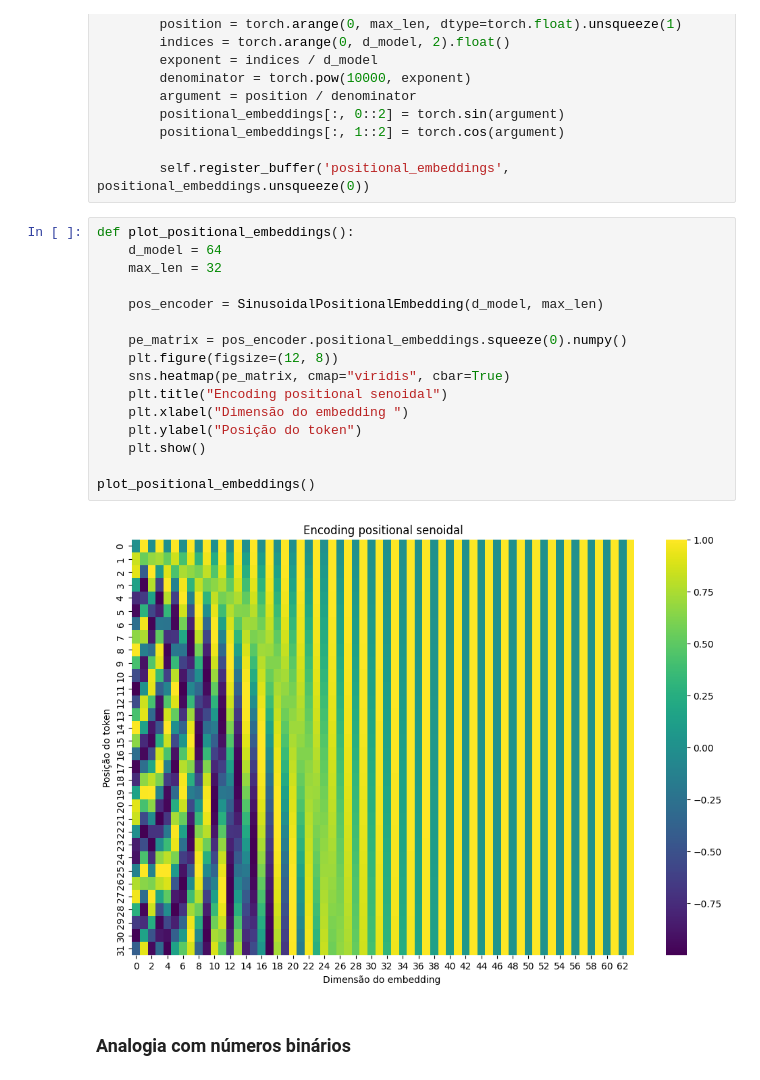
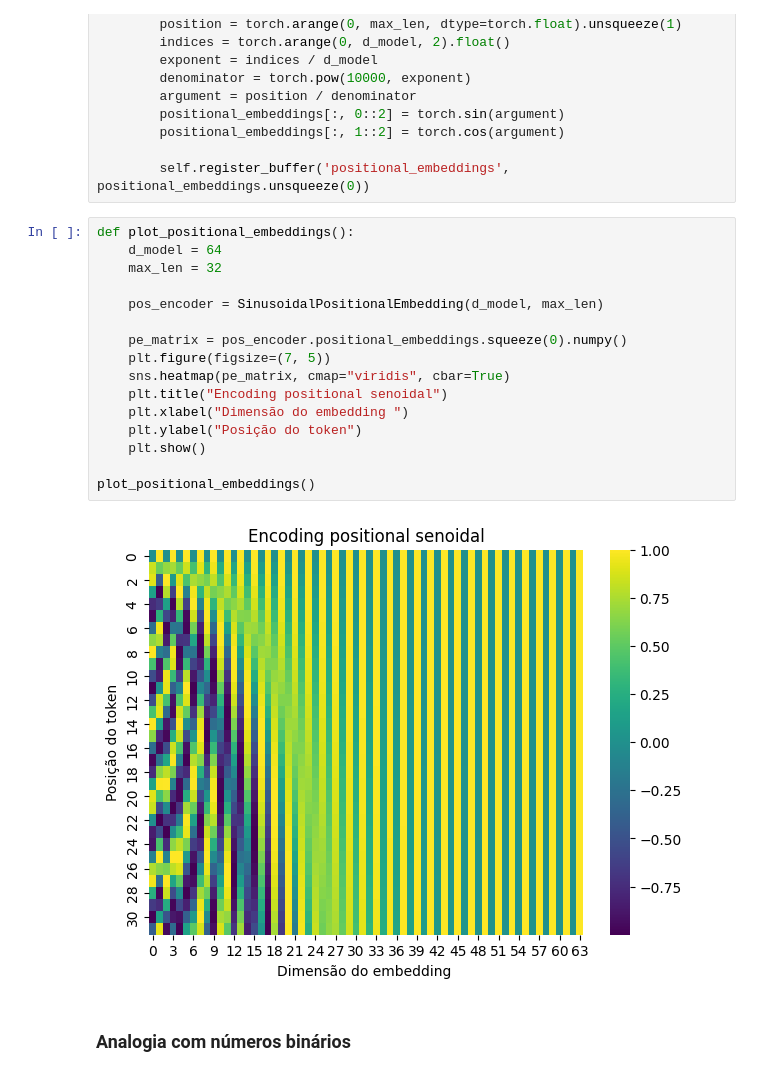
Before and after one commit to peuBouzon/workshop-transformers, a Jupyter notebook: blocks/0-word_to_numbers.ipynb, the cells around one changed output. Cells and saved outputs as stored; diff of their text form.

```diff
--- a/blocks/0-word_to_numbers.ipynb
+++ b/blocks/0-word_to_numbers.ipynb
@@ -315,21 +323,21 @@ class SinusoidalPositionalEmbedding(nn.Module):
 # %%
 def plot_positional_embeddings():
     d_model = 64
     max_len = 32
 
     pos_encoder = SinusoidalPositionalEmbedding(d_model, max_len)
 
     pe_matrix = pos_encoder.positional_embeddings.squeeze(0).numpy()
-    plt.figure(figsize=(12, 8))
+    plt.figure(figsize=(7, 5))
     sns.heatmap(pe_matrix, cmap="viridis", cbar=True)
     plt.title("Encoding positional senoidal")
     plt.xlabel("Dimensão do embedding ")
     plt.ylabel("Posição do token")
     plt.show()
 
 plot_positional_embeddings()
 # %% [output]
-[figure, old version]
+[figure, new version]
 # %% [markdown]
 ### Analogia com números binários
 # %% [markdown]
```
Also changed, not shown: parts of 9 cells of this notebook, 3 other files.
